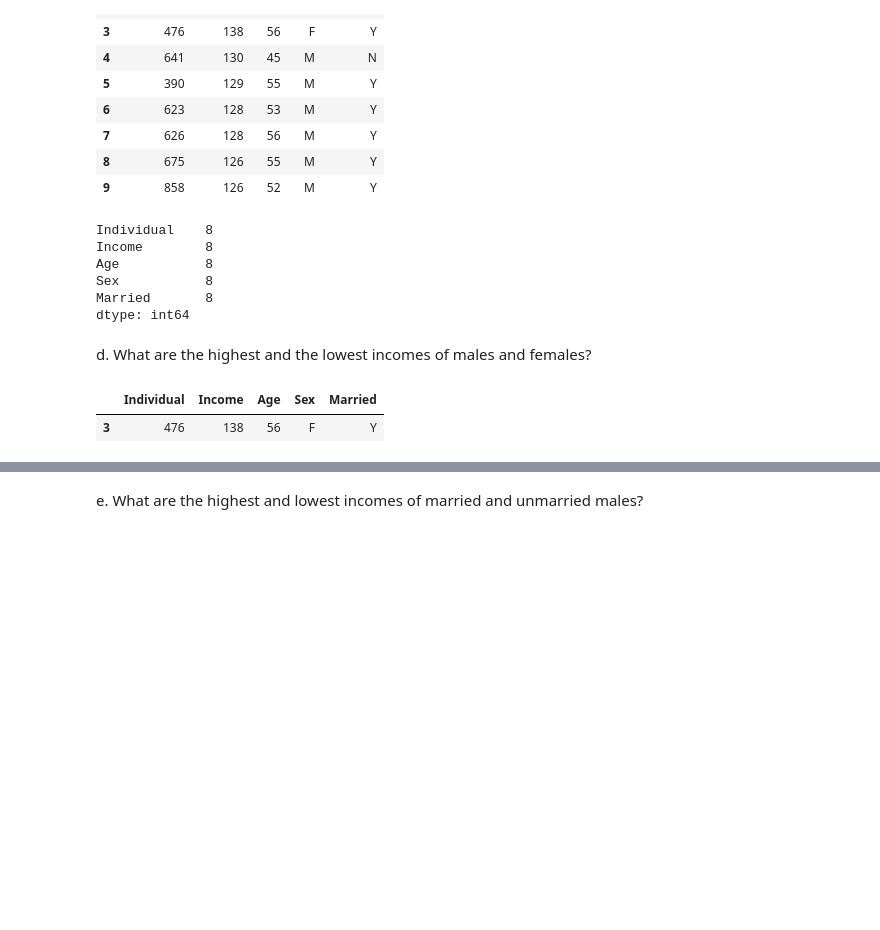
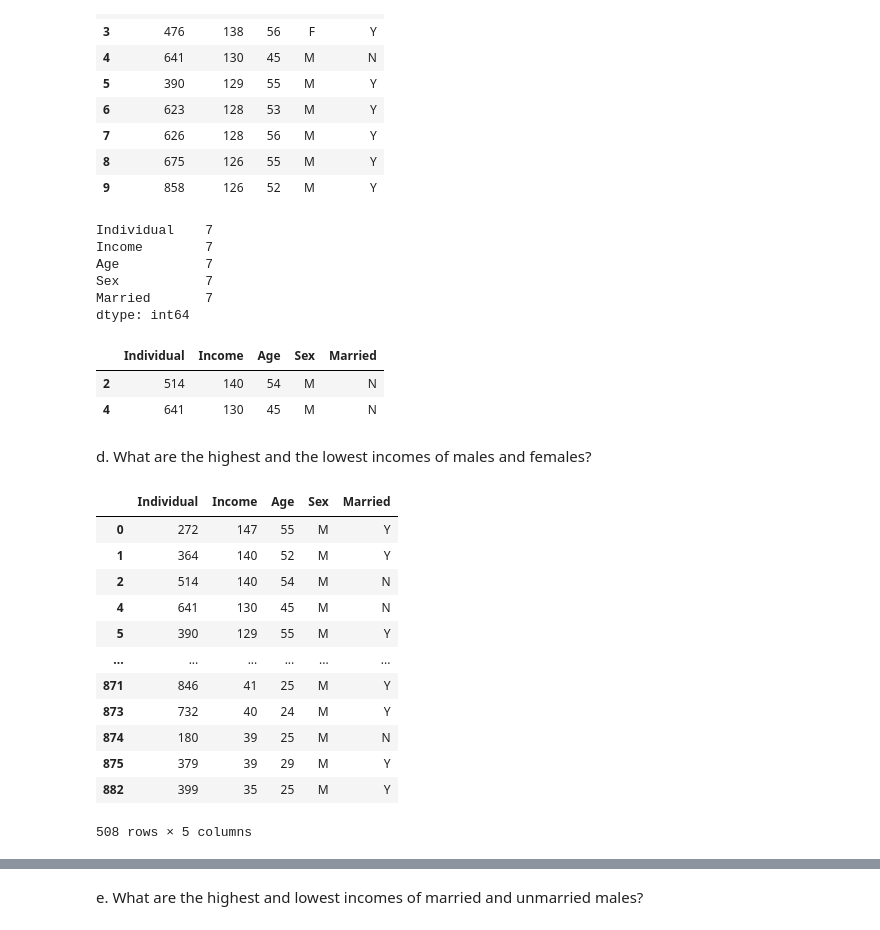
Before and after one commit to Shalomm25/CIS-3350-Knowledge-discovery-and-data-mining, a Jupyter notebook: Assignment_1_Shalom_Makowitz.ipynb, the cells around one changed output, grey strips where cells are left out. Saved outputs shown, nothing was run; the diff lists cells and outputs as text; code cells hidden in the pictures; blank space fills up the shorter version.

```diff
--- a/Assignment_1_Shalom_Makowitz.ipynb
+++ b/Assignment_1_Shalom_Makowitz.ipynb
@@ -255,21 +197,39 @@ top10_income
 | 9 | 858 | 126 | 52 | M | Y |
 # %%
 # Subset for married and male from isolated dataset and count  ( put .count() at the end of query)
-top10_income.query("Married == 'Y'").count()
+top10_income.query("Sex == 'M' & Married == 'Y'").count()
 # %% [output]
-Individual    8
-Income        8
-Age           8
-Sex           8
-Married       8
+Individual    7
+Income        7
+Age           7
+Sex           7
+Married       7
 dtype: int64
+# %%
+# Do a subet for unmarried males
+top10_income.query("Sex == 'M' & Married == 'N'")
+# %% [output]
+|  | Individual | Income | Age | Sex | Married |
+| 2 | 514 | 140 | 54 | M | N |
+| 4 | 641 | 130 | 45 | M | N |
 # %% [markdown]
 d. What are the highest and the lowest incomes of males and females?
 # %%
 # YOu can create sorted tables and read off the values
-top10_income.query("Sex == 'M'")
-top10_income.query("Sex == 'F'")
+male = myData2.query("Sex == 'M'")
+male
 # %% [output]
 |  | Individual | Income | Age | Sex | Married |
-| 3 | 476 | 138 | 56 | F | Y |
+| 0 | 272 | 147 | 55 | M | Y |
+| 1 | 364 | 140 | 52 | M | Y |
+| 2 | 514 | 140 | 54 | M | N |
+| 4 | 641 | 130 | 45 | M | N |
+| 5 | 390 | 129 | 55 | M | Y |
+| ... | ... | ... | ... | ... | ... |
+| 871 | 846 | 41 | 25 | M | Y |
+| 873 | 732 | 40 | 24 | M | Y |
+| 874 | 180 | 39 | 25 | M | N |
+| 875 | 379 | 39 | 29 | M | Y |
+| 882 | 399 | 35 | 25 | M | Y |
+508 rows × 5 columns
 # %%
```
Also changed, not shown: parts of 20 cells of this notebook.
